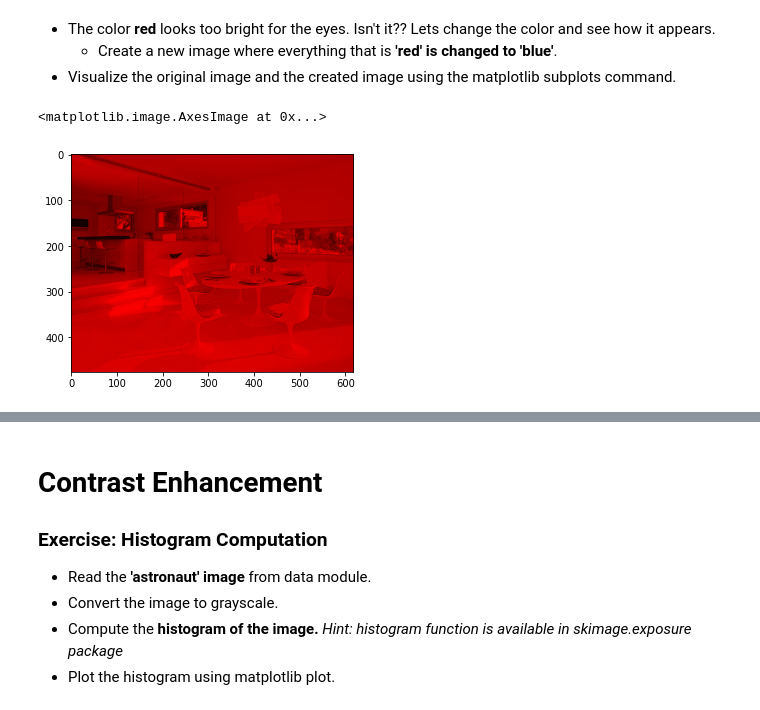
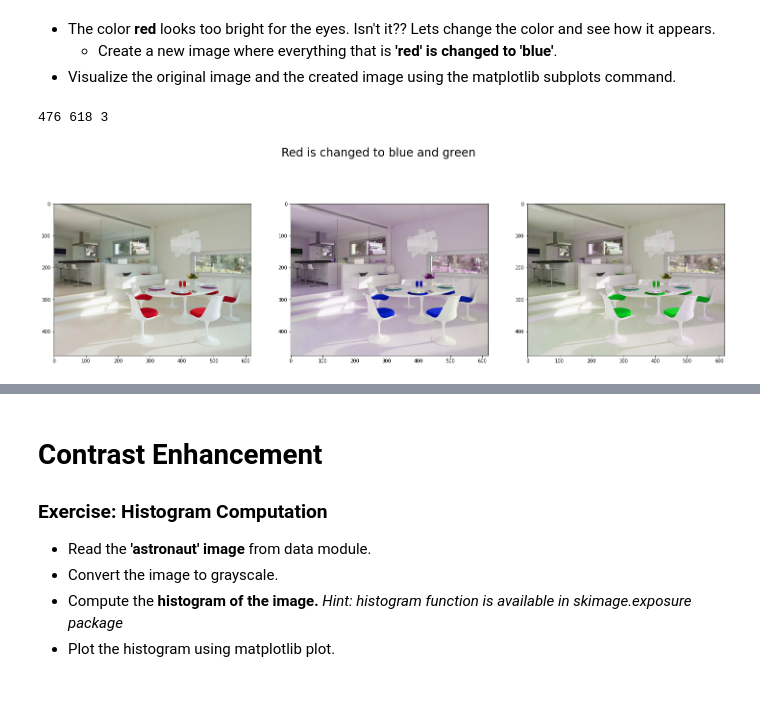
Before and after one commit to EjbejaranosAI/MAI-UPC, a Jupyter notebook: image_operators_and_filters.ipynb, the cells around one changed output, grey strips where cells are left out. Saved outputs shown, nothing was run; the diff lists cells and outputs as text; code cells hidden in the pictures.

```diff
--- a/image_operators_and_filters.ipynb
+++ b/image_operators_and_filters.ipynb
@@ -150,12 +143,33 @@ plt.show
 *   The color **red** looks too bright for the eyes. Isn't it?? Lets change the color and see how it appears.
     *    Create a new image where everything that is **'red' is changed to 'blue'**.
 *   Visualize the original image and the created image using  the matplotlib subplots command.
-# %%
-# solution
-plt.imshow(red_chanel)
-# %% [output]
-<matplotlib.image.AxesImage at 0x...>
-[figure, removed]
+# %%
+# solution
+a = len(chairs[:,1,1])
+b = len(chairs[1,:,1])
+c = len(chairs[1,1,:])
+
+print(a,b,c)
+chairs_green = np.zeros([a,b,c],dtype=np.uint8)
+chairs_green[:,:,1] = chanell_red
+chairs_green[:,:,0] = chanell_blue
+chairs_green[:,:,2] = chanell_green
+
+chairs_blue = np.zeros([x,y,z],dtype=np.uint8)
+chairs_blue[:,:,2] = chanell_red
+chairs_blue[:,:,0] = chanell_blue
+chairs_blue[:,:,1] = chanell_green
+
+
+chanells_sub, (ax1,ax2,ax3) = plt.subplots(1,3,figsize=(25,8))
+chanells_sub.suptitle( 'Red is changed to blue and green', fontsize=24)
+ax1.imshow(chairs, cmap="gray")
+ax2.imshow(chairs_blue, cmap="gray")
+ax3.imshow(chairs_green, cmap="gray")
+plt.show()
+# %% [output]
+476 618 3
+[figure, added]
 # %% [markdown]
 # Image Manipulation
 
```
Also changed, not shown: parts of 33 cells of this notebook.
